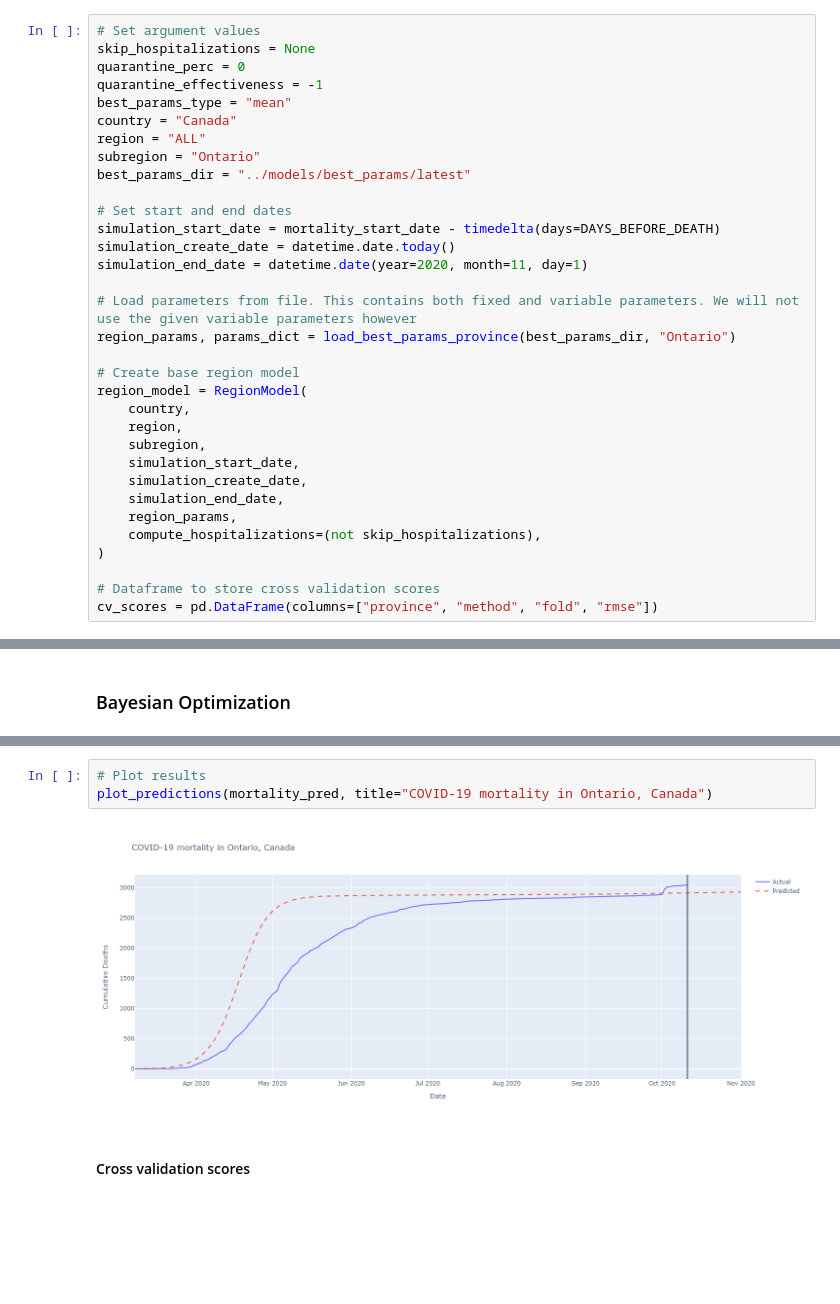
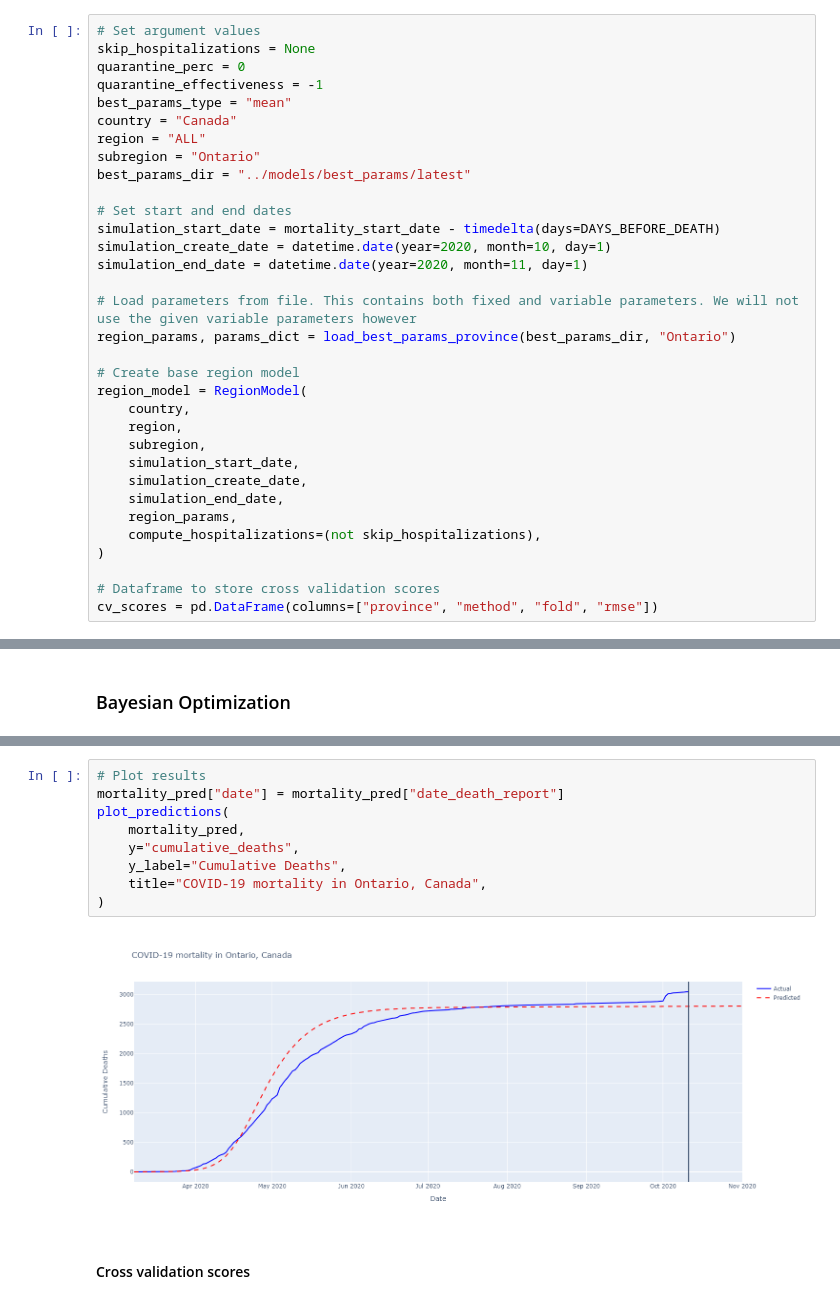
Before and after one commit to Quang-Vinh/covid-prediction, a Jupyter notebook: notebooks/seir-model.ipynb, the cells around one changed output, grey strips where cells are left out. Drawn from its saved outputs; the diff is of its cells as text; blank space fills up the shorter version.

Commit message:
Add cross validation for bayesian optimization. Refactor plotting

```diff
--- a/notebooks/seir-model.ipynb
+++ b/notebooks/seir-model.ipynb
@@ -163,7 +158,7 @@ best_params_dir = "../models/best_params/latest"
 
 # Set start and end dates
 simulation_start_date = mortality_start_date - timedelta(days=DAYS_BEFORE_DEATH)
-simulation_create_date = datetime.date.today()
+simulation_create_date = datetime.date(year=2020, month=10, day=1)
 simulation_end_date = datetime.date(year=2020, month=11, day=1)
 
 # Load parameters from file. This contains both fixed and variable parameters. We will not use the given variable parameters however
@@ -399,8 +393,14 @@ rmse: 506.76073727012925
 # %%
 # Plot results
-plot_predictions(mortality_pred, title="COVID-19 mortality in Ontario, Canada")
+mortality_pred["date"] = mortality_pred["date_death_report"]
+plot_predictions(
+    mortality_pred,
+    y="cumulative_deaths",
+    y_label="Cumulative Deaths",
+    title="COVID-19 mortality in Ontario, Canada",
+)
 # %% [output]
-[figure, old version]
+[figure, new version]
 # %% [markdown]
 #### Cross validation scores
 # %%
```
Also changed, not shown: parts of 10 cells of this notebook, 4 other files.
